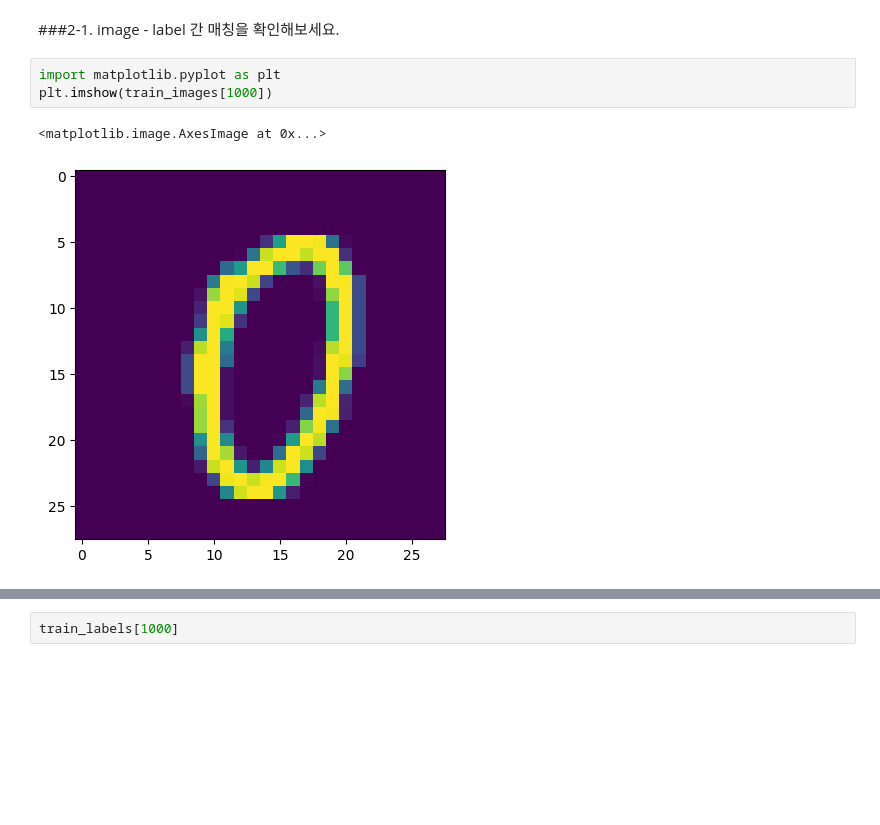
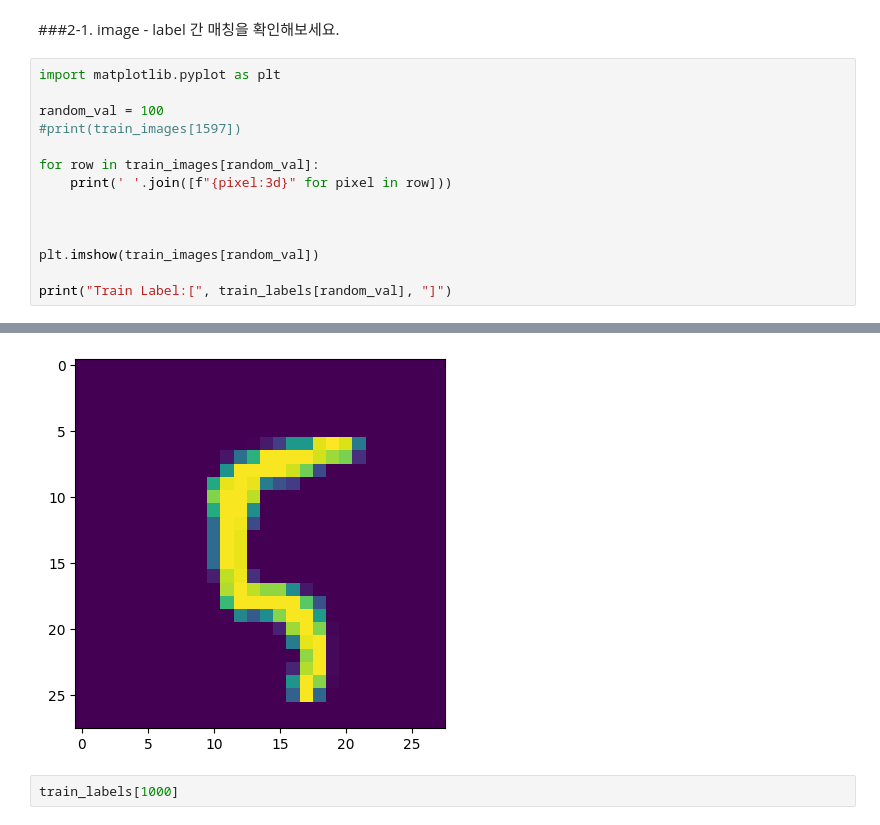
Before and after one commit to jinkyu-ju/DeepLearning, a Jupyter notebook: 2.1_exercise.ipynb, the cells around one changed output, grey strips where cells are left out. Drawn from its saved outputs; the diff is of its cells as text; blank space fills up the shorter version.

```diff
--- a/2.1_exercise.ipynb
+++ b/2.1_exercise.ipynb
@@ -148,8 +203,17 @@ test label shape / type ;  (10000,) <class 'numpy.ndarray'>
 # %% [markdown]
 ###2-1. image - label 간 매칭을 확인해보세요.
-# %%
-import matplotlib.pyplot as plt
-plt.imshow(train_images[1000])
-# %% [output]
-<matplotlib.image.AxesImage at 0x...>
-[figure, removed]
+# %%
+import matplotlib.pyplot as plt
+
+random_val = 100
+#print(train_images[1597])
+
+for row in train_images[random_val]:
+    print(' '.join([f"{pixel:3d}" for pixel in row]))
+
+
+
+plt.imshow(train_images[random_val])
+
+print("Train Label:[", train_labels[random_val], "]")
+# %% [output]
@@ -156,3 +237,4 @@ plt.imshow(train_images[1000])
+[figure, added]
 # %%
 train_labels[1000]
 # %% [output]
```
Also changed, not shown: parts of 32 cells of this notebook.
